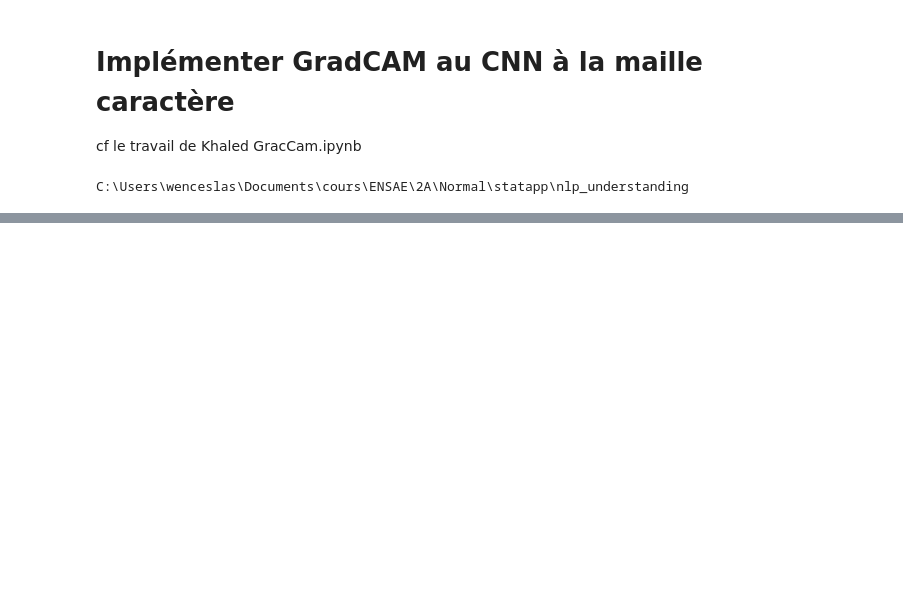
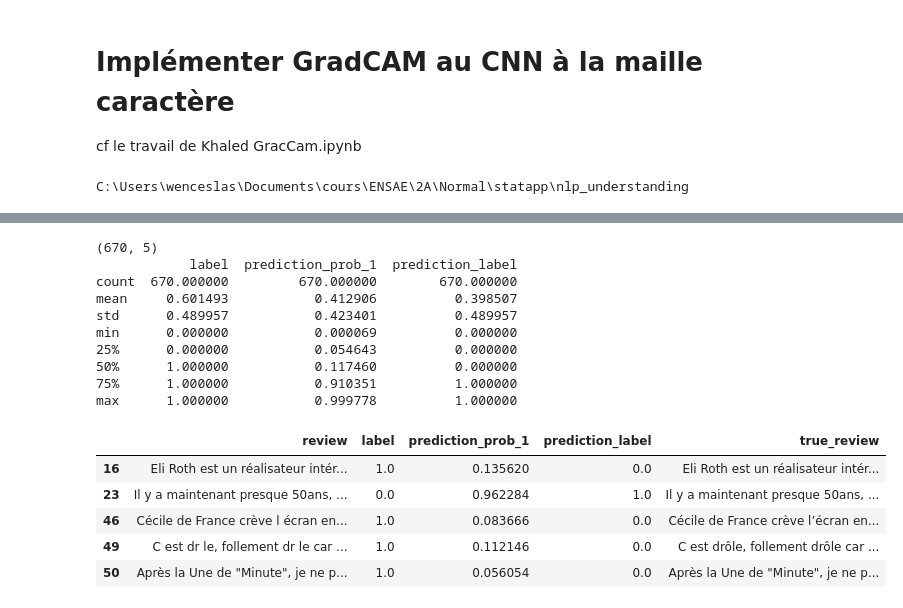
Before and after one commit to ENSAE-CKW/nlp_understanding, a Jupyter notebook: notebooks/GradCam/GradCam_cnn_character.ipynb, the cells around one changed output, grey strips where cells are left out. Drawn from its saved outputs; the diff is of its cells as text; code cells hidden in the pictures; blank space fills up the shorter version.

```diff
--- a/notebooks/GradCam/GradCam_cnn_character.ipynb
+++ b/notebooks/GradCam/GradCam_cnn_character.ipynb
@@ -200,0 +160,23 @@ tensor([-0.1842,  0.3798, -0.5719,  0.4658])
+# %%
+threshold= 0.85
+result_worse_pred= results[np.abs(results["label"] - results["prediction_prob_1"]) >= threshold]
+print(result_worse_pred.shape)
+print(result_worse_pred.describe())
+result_worse_pred.head()
+# %% [output]
+(670, 5)
+            label  prediction_prob_1  prediction_label
+count  670.000000         670.000000        670.000000
+mean     0.601493           0.412906          0.398507
+std      0.489957           0.423401          0.489957
+min      0.000000           0.000069          0.000000
+25%      0.000000           0.054643          0.000000
+50%      1.000000           0.117460          0.000000
+75%      1.000000           0.910351          1.000000
+max      1.000000           0.999778          1.000000
+|  | review | label | prediction_prob_1 | prediction_label | true_review |
+| 16 | Eli Roth est un réalisateur intér... | 1.0 | 0.135620 | 0.0 | Eli Roth est un réalisateur intér... |
+| 23 | Il y a maintenant presque 50ans, ... | 0.0 | 0.962284 | 1.0 | Il y a maintenant presque 50ans, ... |
+| 46 | Cécile de France crève l écran en... | 1.0 | 0.083666 | 0.0 | Cécile de France crève l’écran en... |
+| 49 | C est dr le, follement dr le car ... | 1.0 | 0.112146 | 0.0 | C est drôle, follement drôle car ... |
+| 50 | Après la Une de "Minute", je ne p... | 1.0 | 0.056054 | 0.0 | Après la Une de "Minute", je ne p... |
```
Also changed, not shown: parts of 20 cells of this notebook, 4 other files.
